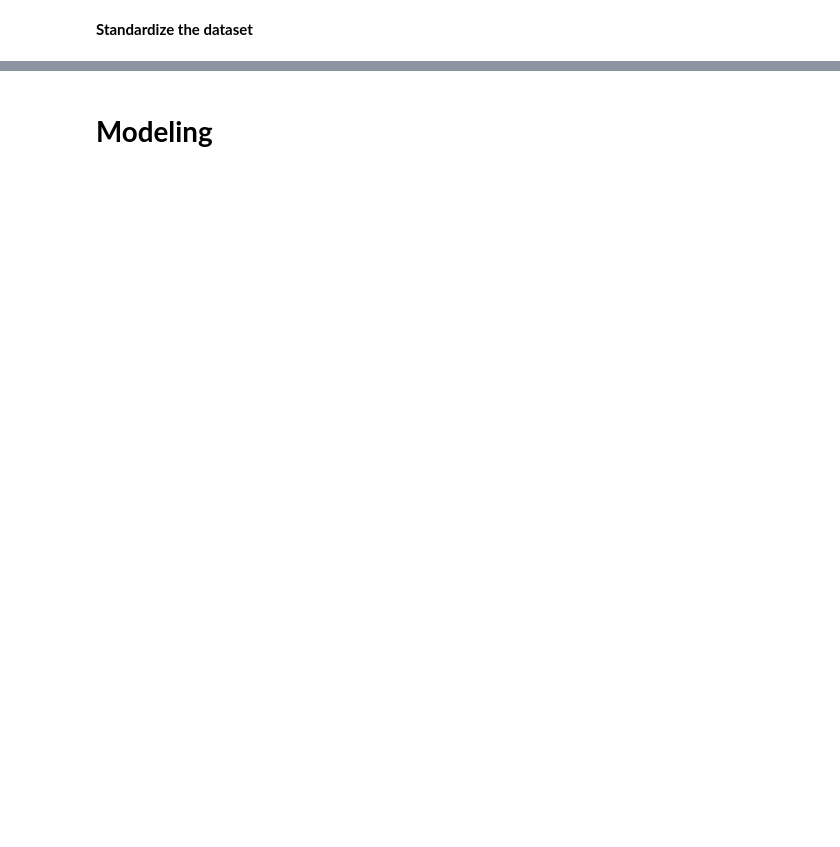
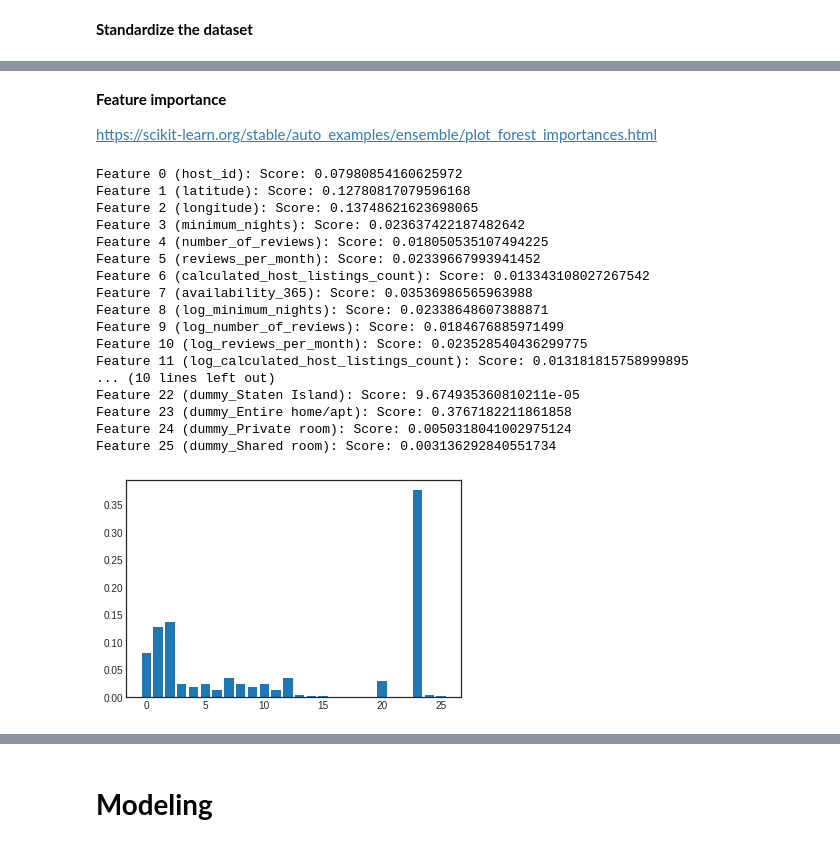
Before and after one commit to nguyen-nhat-mai/ensemble_project, a Jupyter notebook: Airbnb_Price_Prediction.ipynb, the cells around one changed output, grey strips where cells are left out. Cells and saved outputs as stored; diff of their text form; code cells hidden in the pictures; blank space fills up the shorter version.

```diff
--- a/Airbnb_Price_Prediction.ipynb
+++ b/Airbnb_Price_Prediction.ipynb
@@ -571,0 +526,4 @@ X2
+# %%
+# Normalize feature_df
+feature_df = normalize_features(feature_df)
+feature_df.head()
@@ -571,0 +550,17 @@ X2
+# %%
+# Get the target variables
+y = df.log_price
+print(y)
+y_wo_outlier = df_wo_outlier.log_price
+print(y_wo_outlier)
+
+# check length of features & target variables
+if len(feature_df) == len(y):
+  print("check 1:",True)
+else:
+  print(False)
+
+if len(feature_df_wo_outlier) == len(y_wo_outlier):
+  print("check 2:", True)
+else:
+  print(False)
@@ -571,0 +585,47 @@ X2
+# %% [markdown]
+**Feature importance**
+
+https://scikit-learn.org/stable/auto_examples/ensemble/plot_forest_importances.html
+# %%
+X = feature_df.to_numpy()
+X_wo_outlier = feature_df_wo_outlier.to_numpy()
+# %%
+# random forest for feature importance on a regression problem
+def feature_imp_dt(feature_name_list, X , y):
+  ''' Input: list of feature names, feature values, target values
+      Output: importance score for each feature
+  '''
+  # get the model
+  model = RandomForestRegressor()
+  model.fit(X, y)
+  # get importance
+  importance = model.feature_importances_
+  # summarize feature importance
+  for i,v in enumerate(importance):
+    feature_name = feature_name_list[i]
+    print('Feature {} ({}): Score: {}'.format(i,feature_name,v))
+  # plot feature importance
+  plt.bar([x for x in range(len(importance))], importance)
+  plt.show()
+# %%
+# check feature importance
+feature_imp_dt(list(feature_df.columns),X,y)
+# %% [output]
+Feature 0 (host_id): Score: 0.07980854160625972
+Feature 1 (latitude): Score: 0.12780817079596168
+Feature 2 (longitude): Score: 0.13748621623698065
+Feature 3 (minimum_nights): Score: 0.023637422187482642
+Feature 4 (number_of_reviews): Score: 0.018050535107494225
+Feature 5 (reviews_per_month): Score: 0.02339667993941452
+Feature 6 (calculated_host_listings_count): Score: 0.013343108027267542
+Feature 7 (availability_365): Score: 0.03536986565963988
+Feature 8 (log_minimum_nights): Score: 0.02338648607388871
+Feature 9 (log_number_of_reviews): Score: 0.0184676885971499
+Feature 10 (log_reviews_per_month): Score: 0.023528540436299775
+Feature 11 (log_calculated_host_listings_count): Score: 0.013181815758999895
+... (10 lines left out)
+Feature 22 (dummy_Staten Island): Score: 9.674935360810211e-05
+Feature 23 (dummy_Entire home/apt): Score: 0.3767182211861858
+Feature 24 (dummy_Private room): Score: 0.0050318041002975124
+Feature 25 (dummy_Shared room): Score: 0.003136292840551734
+[figure, added]
```
Also changed, not shown: parts of 43 cells of this notebook.
